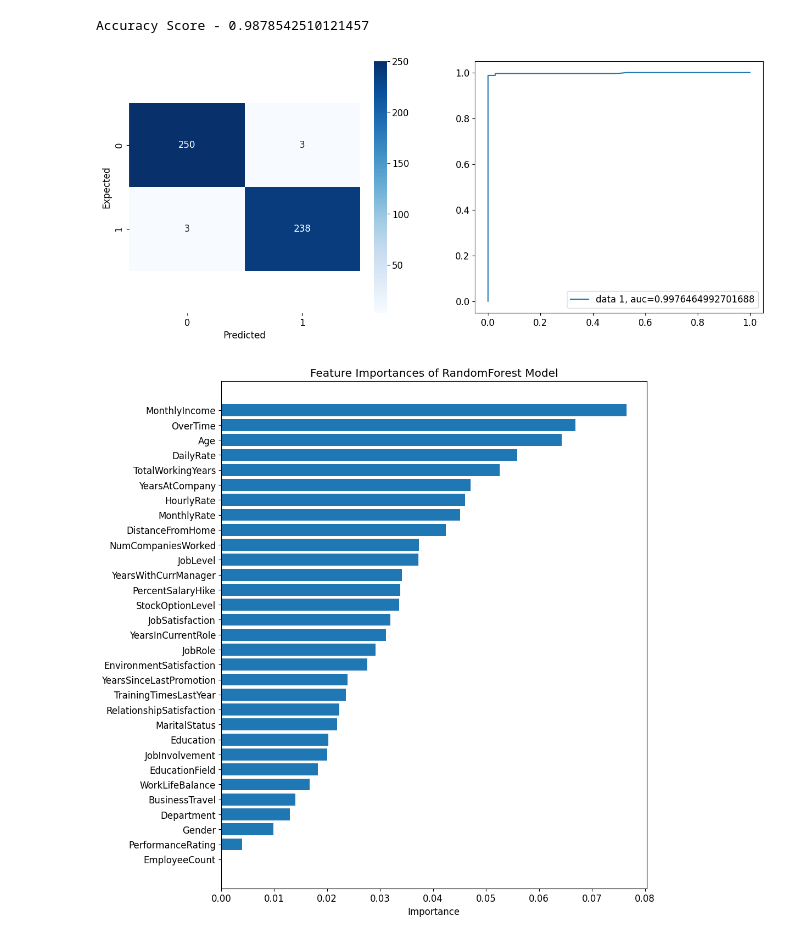
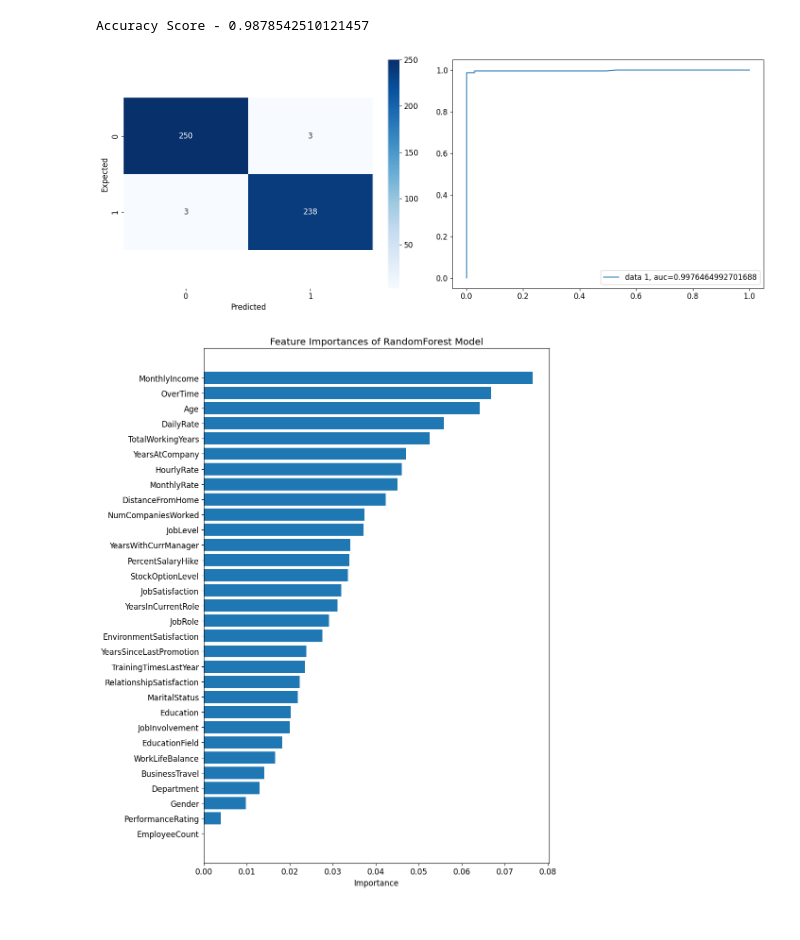
Before and after one commit to jmfsilvaj/HR-Analytics-Employee_Attrition, a Jupyter notebook: Notebooks/model_final.ipynb, the cells around one changed output. Drawn from its saved outputs; the diff is of its cells as text; code cells hidden in the pictures.

```diff
--- a/Notebooks/model_final.ipynb
+++ b/Notebooks/model_final.ipynb
@@ -441,24 +441,25 @@ Accuracy Score - 0.9878542510121457
 # %%
 best_confusion = confusion_matrix(y_test, best_predictions)
 # Plot confusion matrix and ROC curve
 fig, (ax1, ax2) = plt.subplots(1, 2, figsize=(15, 6))
 
 # Confusion matrix
 sns.heatmap(pd.DataFrame(confusion), annot=True, cmap='Blues', fmt='d', ax=ax1)
 ax1.set_xlabel('Predicted')
 ax1.set_ylabel('Expected')
 ax1.set_ylim(len(confusion)+0.5, -0.5)
 
 # ROC curve
 y_pred_proba = best_rf.predict_proba(X_test)[:, 1]
 fpr, tpr, _ = roc_curve(y_test, y_pred_proba)
 auc_value = roc_auc_score(y_test, y_pred_proba)
 ax2.plot(fpr, tpr, label=f'data 1, auc={auc_value}')
 ax2.legend(loc=4)
 plt.savefig('../Plots/RandomForest Model Results - After Hyperparameter tuning.png', format='png', dpi=300)
+plt.tight_layout()
 plt.show()
 # %% [output]
-[figure, old version]
+[figure, new version]
 # %%
 # Extract feature importances from the trained model
 importances = best_rf.feature_importances_
@@ -475,10 +476,11 @@ plt.barh(range(len(sorted_idx)), importances[sorted_idx], align='center')
 plt.yticks(range(len(sorted_idx)), feature_names[sorted_idx])
 plt.xlabel('Importance')
 plt.title('Feature Importances of RandomForest Model')
+plt.tight_layout()
 plt.savefig('../Plots/RandomForest Feature Importances - After Hyperparameter tuning.png', format='png', dpi=300)
 plt.show()
 # %% [output]
-[figure, old version]
+[figure, new version]
 # %%
 # Extract feature importances from the trained model
 importances = best_rf.feature_importances_
```
Also changed, not shown: parts of 5 cells of this notebook.
